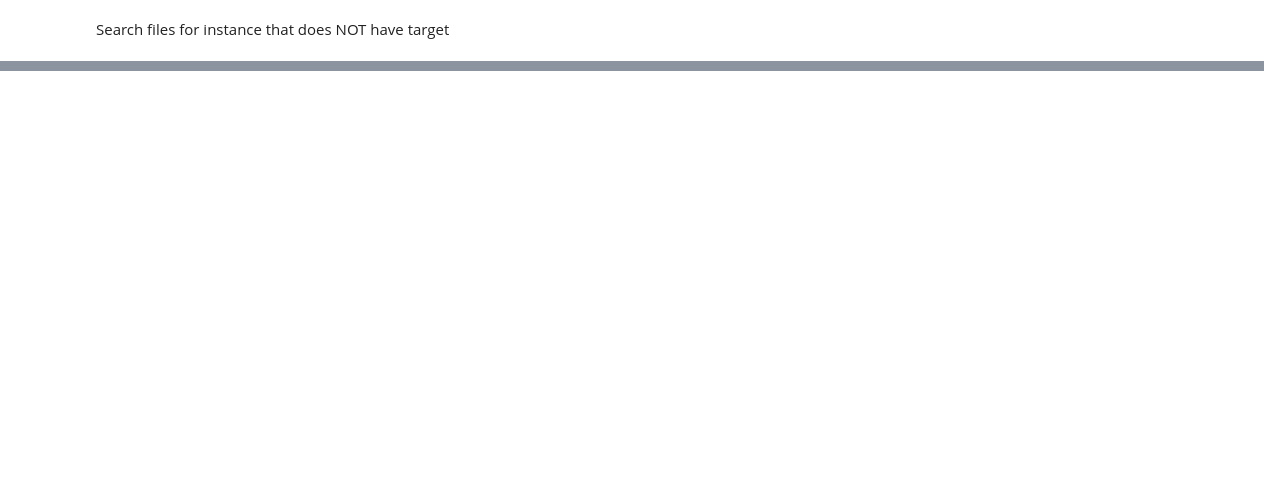
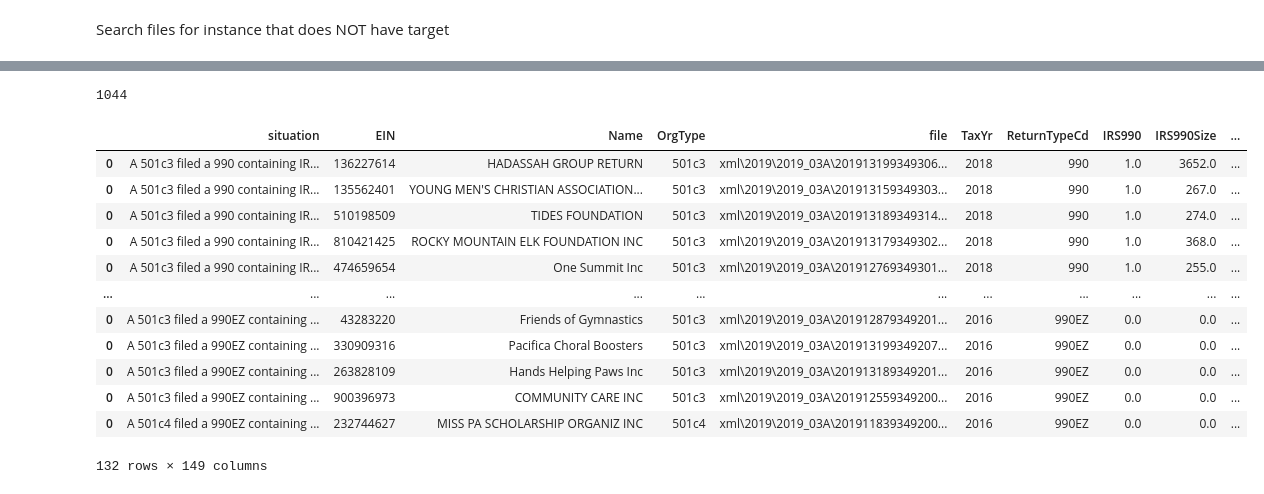
Before and after one commit to ChrisPleman/influence-network, a Jupyter notebook: Nonprofits/inspect_form990_parser.ipynb, the cells around one changed output, grey strips where cells are left out. Cells and saved outputs as stored; diff of their text form; code cells hidden in the pictures; blank space fills up the shorter version.

```diff
--- a/Nonprofits/inspect_form990_parser.ipynb
+++ b/Nonprofits/inspect_form990_parser.ipynb
@@ -222,7 +243,7 @@ FILER_PATH = f'./{NAMESPACE}Filer'
 RETURN_DATA_PATH = f'./{NAMESPACE}ReturnData'
 IRS990_PATH = RETURN_DATA_PATH + f'/{NAMESPACE}IRS990'
 
-target = f'{NAMESPACE}OrganizationFollowsSFAS117Ind'
+target = f'{NAMESPACE}RelatedOrgSect527OrgInd'
 
 for year_dir in xml_data_directory.iterdir():
     for period_dir in year_dir.iterdir():
@@ -300,0 +315,40 @@ Parsed 413900 files.
+# %%
+num_examples = 1
+tax_years = reference_matrix_df.loc[:, 'TaxYr'].unique()
+return_types = reference_matrix_df.loc[:, 'ReturnTypeCd'].unique()
+org_types = reference_matrix_df.loc[:, 'OrgType'].unique()
+cols_to_exclude = ['EIN', 'Name', 'OrgType', 'file', 'TaxYr', 'ReturnTypeCd']
+sections = [col for col in reference_matrix_df.columns if col not in cols_to_exclude and 'Size' not in col]
+example_df = pd.DataFrame()
+for tax_year in tax_years:
+    tax_year_mask = reference_matrix_df.loc[:, 'TaxYr'] == tax_year
+    # print(tax_year)
+    # print(len(reference_matrix_df.loc[tax_year_mask]))
+    for return_type in return_types:
+        return_type_mask = reference_matrix_df.loc[:, 'ReturnTypeCd'] == return_type
+        # print("\t", return_type)
+        # print("\t", len(reference_matrix_df.loc[tax_year_mask & return_type_mask]))
+
+        for org_type in org_types:
+            org_type_mask = reference_matrix_df.loc[:, 'OrgType'] == org_type
+            # print("\t", "\t", org_type)
+            # print("\t", "\t", len(reference_matrix_df.loc[tax_year_mask & return_type_mask & org_type_mask]))
+
+            for section in sections:
+                section_mask = reference_matrix_df.loc[:, section] == 1
+                masks = tax_year_mask & return_type_mask & org_type_mask & section_mask
+                # print("\t", "\t", "\t", section)
+                # print("\t", "\t", "\t", len(reference_matrix_df.loc[tax_year_mask & return_type_mask & org_type_mask & section_mask]))
+                # print("\t", "\t", "\t", len(reference_matrix_df.loc[masks]))
+                section_df = reference_matrix_df.loc[masks].sort_values(by=f'{section}Size', ascending=False)
+                section_df = section_df.iloc[:num_examples, :]
+                # Describe usecase
+                situation_str = f'A {org_type} filed a {return_type} containing {section} in {tax_year}.'
+                # Using number of rows in section_df in case there are examples, but less than 'num_examples'
+                situation_col = pd.Series([situation_str] * len(section_df), name='situation')
+
+                section_df = pd.concat(
+                    [situation_col, section_df.reset_index(drop=True)],
+                    axis=1
+                )
+                example_df = pd.concat([example_df, section_df])
@@ -300,0 +360,21 @@ Parsed 413900 files.
+# %%
+len(example_df.file.unique())
+# %% [output]
+1044
+# %%
+m = example_df.loc[:, 'file'].str.contains('2019_03A')
+example_df.loc[m]
+# %% [output]
+|  | situation | EIN | Name | OrgType | file | TaxYr | ReturnTypeCd | IRS990 | IRS990Size | ... |
+| 0 | A 501c3 filed a 990 containing IR... | 136227614 | HADASSAH GROUP RETURN | 501c3 | xml\2019\2019_03A\201913199349306... | 2018 | 990 | 1.0 | 3652.0 | ... |
+| 0 | A 501c3 filed a 990 containing IR... | 135562401 | YOUNG MEN'S CHRISTIAN ASSOCIATION... | 501c3 | xml\2019\2019_03A\201913159349303... | 2018 | 990 | 1.0 | 267.0 | ... |
+| 0 | A 501c3 filed a 990 containing IR... | 510198509 | TIDES FOUNDATION | 501c3 | xml\2019\2019_03A\201913189349314... | 2018 | 990 | 1.0 | 274.0 | ... |
+| 0 | A 501c3 filed a 990 containing IR... | 810421425 | ROCKY MOUNTAIN ELK FOUNDATION INC | 501c3 | xml\2019\2019_03A\201913179349302... | 2018 | 990 | 1.0 | 368.0 | ... |
+| 0 | A 501c3 filed a 990 containing IR... | 474659654 | One Summit Inc | 501c3 | xml\2019\2019_03A\201912769349301... | 2018 | 990 | 1.0 | 255.0 | ... |
+| ... | ... | ... | ... | ... | ... | ... | ... | ... | ... | ... |
+| 0 | A 501c3 filed a 990EZ containing ... | 43283220 | Friends of Gymnastics | 501c3 | xml\2019\2019_03A\201912879349201... | 2016 | 990EZ | 0.0 | 0.0 | ... |
+| 0 | A 501c3 filed a 990EZ containing ... | 330909316 | Pacifica Choral Boosters | 501c3 | xml\2019\2019_03A\201913199349207... | 2016 | 990EZ | 0.0 | 0.0 | ... |
+| 0 | A 501c3 filed a 990EZ containing ... | 263828109 | Hands Helping Paws Inc | 501c3 | xml\2019\2019_03A\201913189349201... | 2016 | 990EZ | 0.0 | 0.0 | ... |
+| 0 | A 501c3 filed a 990EZ containing ... | 900396973 | COMMUNITY CARE INC | 501c3 | xml\2019\2019_03A\201912559349200... | 2016 | 990EZ | 0.0 | 0.0 | ... |
+| 0 | A 501c4 filed a 990EZ containing ... | 232744627 | MISS PA SCHOLARSHIP ORGANIZ INC | 501c4 | xml\2019\2019_03A\201911839349200... | 2016 | 990EZ | 0.0 | 0.0 | ... |
+132 rows × 149 columns
```
Also changed, not shown: parts of 18 cells of this notebook, 2 other files.
